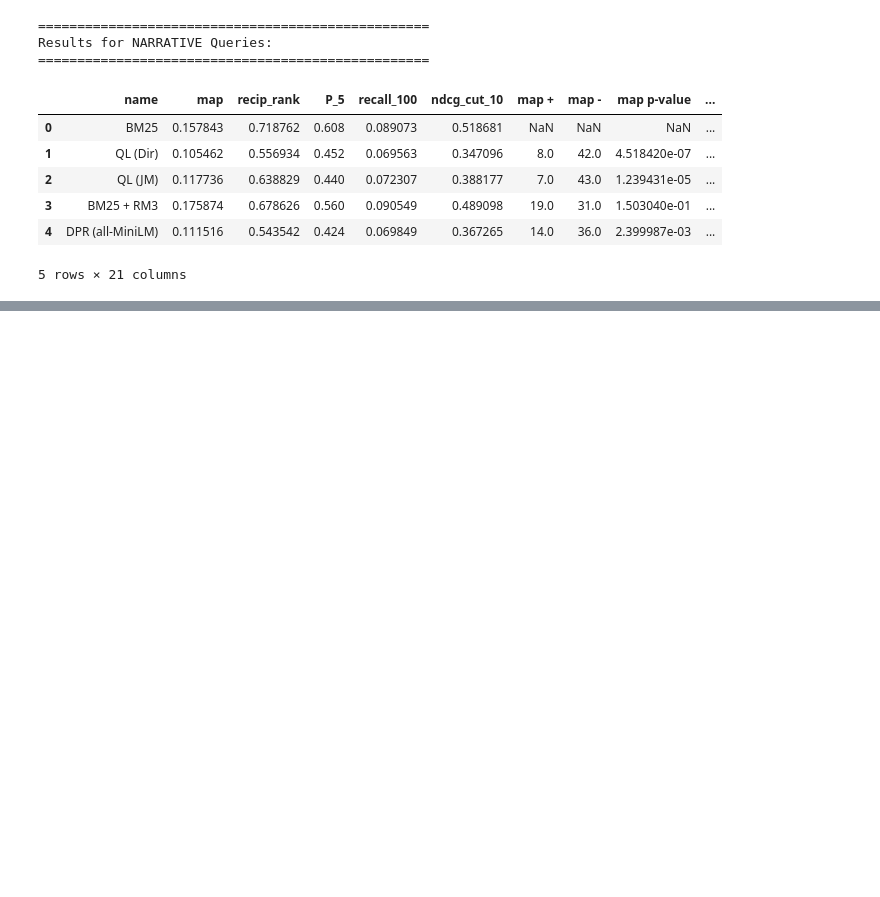
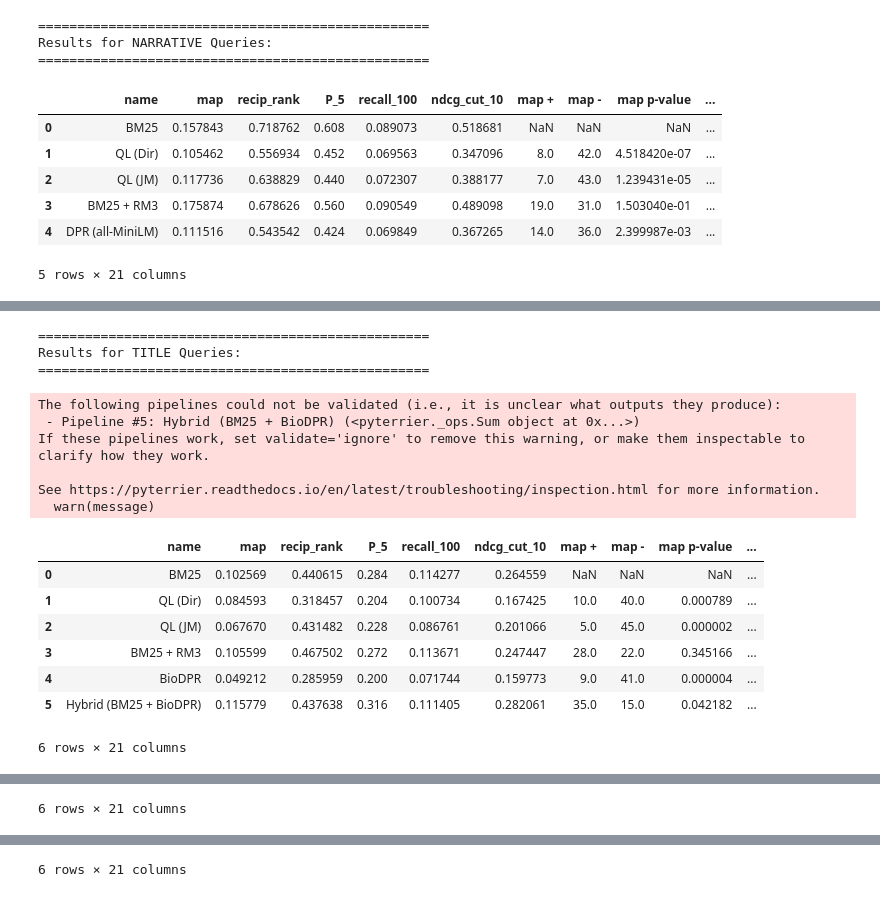
Before and after one commit to ZofiaRT/IR_Project, a Jupyter notebook: src/experiment.ipynb, the cells around one changed output, grey strips where cells are left out. Drawn from its saved outputs; the diff is of its cells as text; code cells hidden in the pictures; blank space fills up the shorter version.

Commit message:
Add bioDPR and hybrid approach

```diff
--- a/src/experiment.ipynb
+++ b/src/experiment.ipynb
@@ -241,0 +283,20 @@ Results for NARRATIVE Queries:
+# %%
+all_models = [bm25, ql_dir, ql_jm, rm3_pipe, biodpr_pipe]
+all_model_names = ["BM25", "QL (Dir)", "QL (JM)", "BM25 + RM3", "BioDPR"]
+
+for variant_name, topics_df in query_variants.items():
+    print(f"==================================================")
+    print(f"Results for {variant_name.upper()} Queries:")
+    print(f"==================================================")
+
+    experiment_results = pt.Experiment(
+        retr_systems=all_models,
+        topics=topics_df,
+        qrels=dataset.get_qrels(),
+        eval_metrics=eval_metrics,
+        names=all_model_names,
+        baseline=0
+    )
+
+    display(experiment_results)
+    print("\n")
@@ -241,0 +336,58 @@ Results for NARRATIVE Queries:
+# %%
+import pyterrier as pt
+
+def normalize_scores(res):
+    res = res.copy()
+
+    grouped = res.groupby('qid')['score']
+    min_score = grouped.transform('min')
+    max_score = grouped.transform('max')
+
+    res['score'] = (res['score'] - min_score) / (max_score - min_score).replace(0, 1e-5)
+
+    return res
+
+norm_transformer = pt.apply.generic(normalize_scores)
+
+bm25_norm = bm25 >> norm_transformer
+biodpr_norm = biodpr_pipe >> norm_transformer
+
+hybrid_pipe = bm25_norm + biodpr_norm
+
+all_models = [bm25, ql_dir, ql_jm, rm3_pipe, biodpr_pipe, hybrid_pipe]
+all_model_names = ["BM25", "QL (Dir)", "QL (JM)", "BM25 + RM3", "BioDPR", "Hybrid (BM25 + BioDPR)"]
+
+for variant_name, topics_df in query_variants.items():
+    print(f"==================================================")
+    print(f"Results for {variant_name.upper()} Queries:")
+    print(f"==================================================")
+
+    experiment_results = pt.Experiment(
+        retr_systems=all_models,
+        topics=topics_df,
+        qrels=dataset.get_qrels(),
+        eval_metrics=eval_metrics,
+        names=all_model_names,
+        baseline=0
+    )
+
+    display(experiment_results)
+    print("\n")
+# %% [output]
+==================================================
+Results for TITLE Queries:
+==================================================
+The following pipelines could not be validated (i.e., it is unclear what outputs they produce):
+ - Pipeline #5: Hybrid (BM25 + BioDPR) (<pyterrier._ops.Sum object at 0x...>)
+If these pipelines work, set validate='ignore' to remove this warning, or make them inspectable to clarify how they work.
+
+See https://pyterrier.readthedocs.io/en/latest/troubleshooting/inspection.html for more information.
+  warn(message)
+|  | name | map | recip_rank | P_5 | recall_100 | ndcg_cut_10 | map + | map - | map p-value | ... |
+| 0 | BM25 | 0.102569 | 0.440615 | 0.284 | 0.114277 | 0.264559 | NaN | NaN | NaN | ... |
+| 1 | QL (Dir) | 0.084593 | 0.318457 | 0.204 | 0.100734 | 0.167425 | 10.0 | 40.0 | 0.000789 | ... |
+| 2 | QL (JM) | 0.067670 | 0.431482 | 0.228 | 0.086761 | 0.201066 | 5.0 | 45.0 | 0.000002 | ... |
+| 3 | BM25 + RM3 | 0.105599 | 0.467502 | 0.272 | 0.113671 | 0.247447 | 28.0 | 22.0 | 0.345166 | ... |
+| 4 | BioDPR | 0.049212 | 0.285959 | 0.200 | 0.071744 | 0.159773 | 9.0 | 41.0 | 0.000004 | ... |
+| 5 | Hybrid (BM25 + BioDPR) | 0.115779 | 0.437638 | 0.316 | 0.111405 | 0.282061 | 35.0 | 15.0 | 0.042182 | ... |
+6 rows × 21 columns
@@ -241,0 +410 @@ Results for NARRATIVE Queries:
+6 rows × 21 columns
@@ -241,0 +427 @@ Results for NARRATIVE Queries:
+6 rows × 21 columns
```
Also changed, not shown: parts of 11 cells of this notebook.
